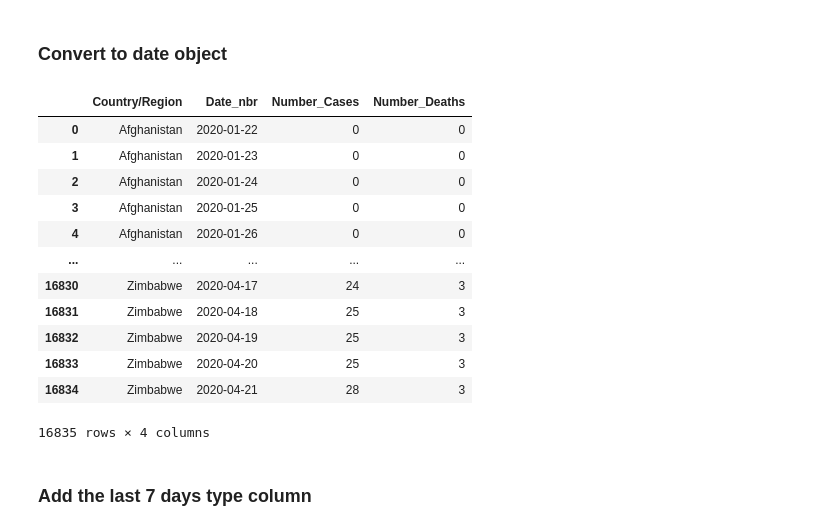
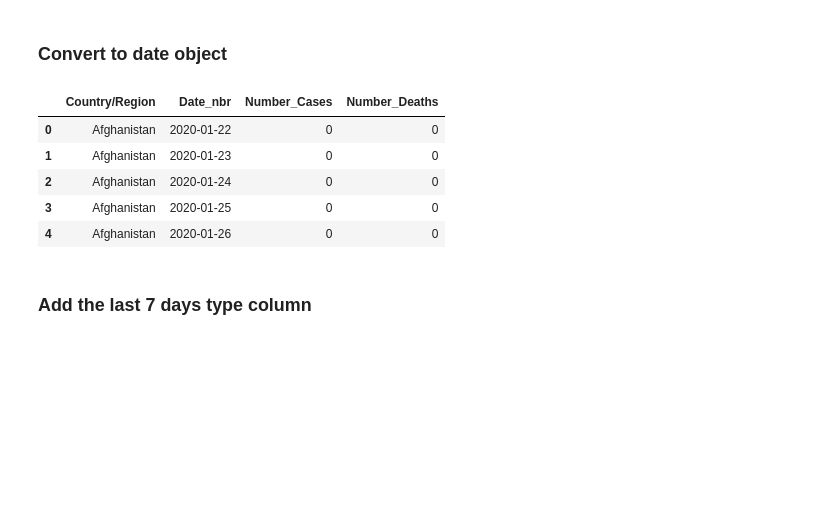
Before and after one commit to tguens/risk_analysis_covid, a Jupyter notebook: notebooks/clean_and_save_text.ipynb, the cells around one changed output. Saved outputs shown, nothing was run; the diff lists cells and outputs as text; code cells hidden in the pictures; blank space fills up the shorter version.

```diff
--- a/notebooks/clean_and_save_text.ipynb
+++ b/notebooks/clean_and_save_text.ipynb
@@ -208,21 +201,14 @@ df_deaths["Date_nbr"]=df_deaths.Date_nbr.apply(lambda x: datetime.datetime.strpt
 df["Date"]=df.Date.apply(lambda x: datetime.datetime.strptime(x, '%Y-%m-%dT%H:%M:%S').date())
 # %%
 df_deaths_and_cases=df_cases.merge(df_deaths,on=["Country/Region","Date_nbr"])
-df_deaths_and_cases
+df_deaths_and_cases.head()
 # %% [output]
 |  | Country/Region | Date_nbr | Number_Cases | Number_Deaths |
 | 0 | Afghanistan | 2020-01-22 | 0 | 0 |
 | 1 | Afghanistan | 2020-01-23 | 0 | 0 |
 | 2 | Afghanistan | 2020-01-24 | 0 | 0 |
 | 3 | Afghanistan | 2020-01-25 | 0 | 0 |
 | 4 | Afghanistan | 2020-01-26 | 0 | 0 |
-| ... | ... | ... | ... | ... |
-| 16830 | Zimbabwe | 2020-04-17 | 24 | 3 |
-| 16831 | Zimbabwe | 2020-04-18 | 25 | 3 |
-| 16832 | Zimbabwe | 2020-04-19 | 25 | 3 |
-| 16833 | Zimbabwe | 2020-04-20 | 25 | 3 |
-| 16834 | Zimbabwe | 2020-04-21 | 28 | 3 |
-16835 rows × 4 columns
 # %% [markdown]
 ### Add the last 7 days type column
 # %%
```
Also changed, not shown: parts of 12 cells of this notebook, 2 other files.
